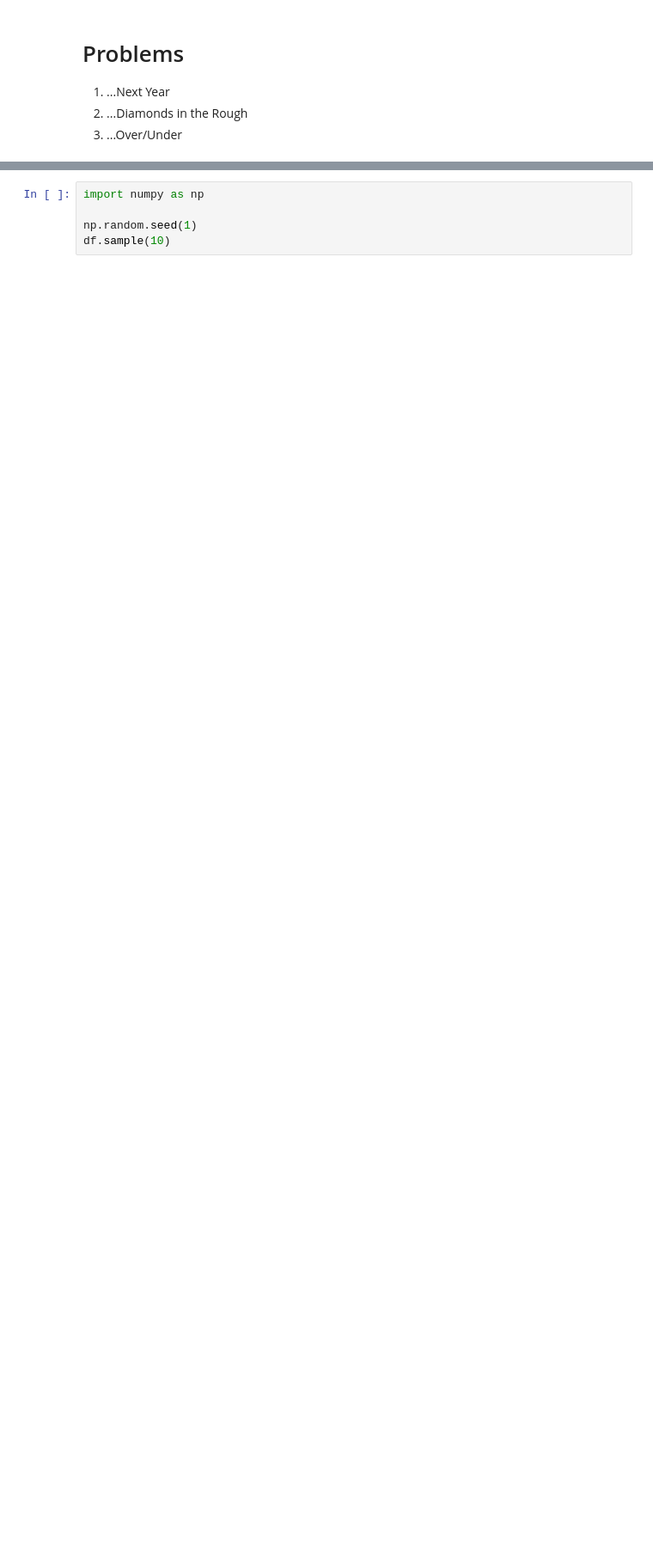
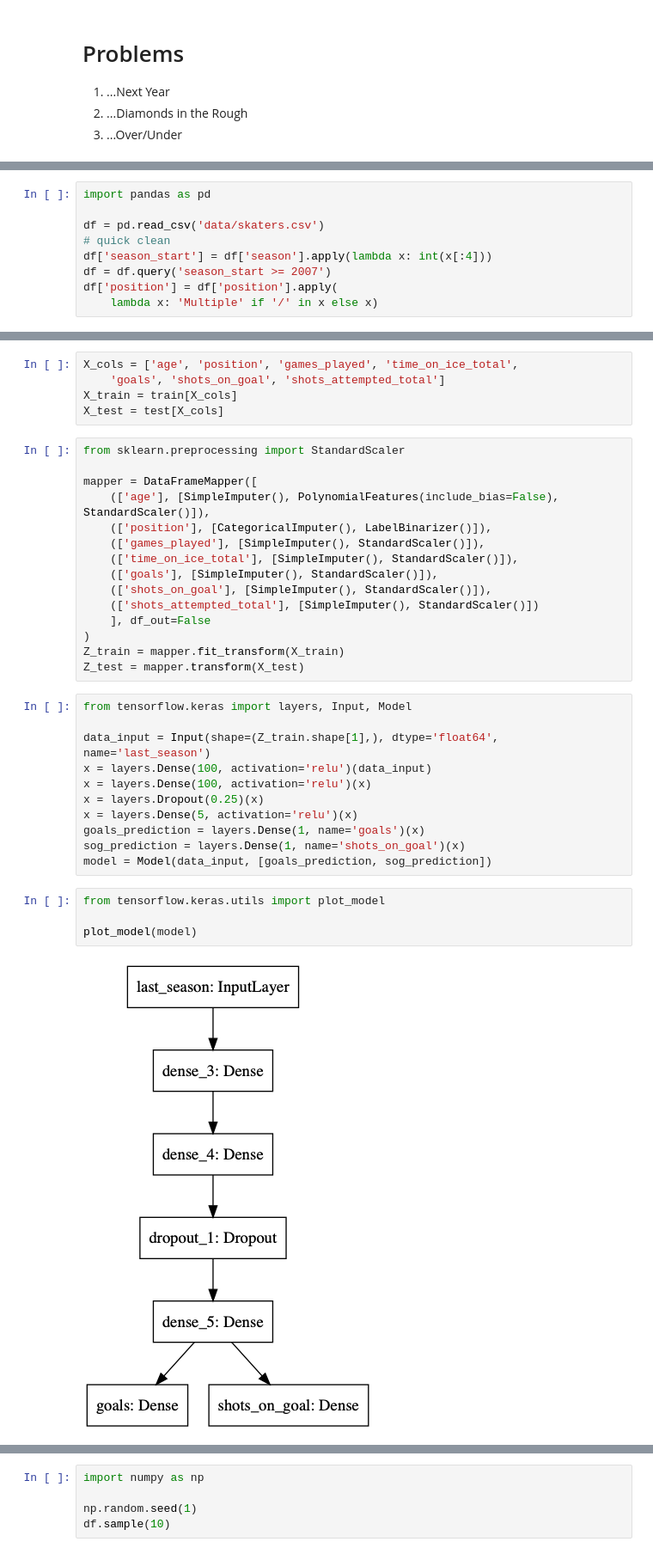
Before and after one commit to MaryLvV/regression, a Jupyter notebook: regression_gone_wrong.ipynb, the cells around one changed output, grey strips where cells are left out. Shown at 86% size. Drawn from its saved outputs; the diff is of its cells as text; blank space fills up the shorter version.

Commit message:
multiple output

```diff
--- a/boston.ipynb
+++ b/regression_gone_wrong.ipynb
@@ -147,0 +156,9 @@ HTML(df.sample(5).to_html(
+# %%
+import pandas as pd
+
+df = pd.read_csv('data/skaters.csv')
+# quick clean
+df['season_start'] = df['season'].apply(lambda x: int(x[:4]))
+df = df.query('season_start >= 2007')
+df['position'] = df['position'].apply(
+    lambda x: 'Multiple' if '/' in x else x)
@@ -147,0 +281,37 @@ HTML(df.sample(5).to_html(
+# %%
+X_cols = ['age', 'position', 'games_played', 'time_on_ice_total',
+    'goals', 'shots_on_goal', 'shots_attempted_total']
+X_train = train[X_cols]
+X_test = test[X_cols]
+# %%
+from sklearn.preprocessing import StandardScaler
+
+mapper = DataFrameMapper([
+    (['age'], [SimpleImputer(), PolynomialFeatures(include_bias=False), StandardScaler()]),
+    (['position'], [CategoricalImputer(), LabelBinarizer()]),
+    (['games_played'], [SimpleImputer(), StandardScaler()]),
+    (['time_on_ice_total'], [SimpleImputer(), StandardScaler()]),
+    (['goals'], [SimpleImputer(), StandardScaler()]),
+    (['shots_on_goal'], [SimpleImputer(), StandardScaler()]),
+    (['shots_attempted_total'], [SimpleImputer(), StandardScaler()])
+    ], df_out=False
+)
+Z_train = mapper.fit_transform(X_train)
+Z_test = mapper.transform(X_test)
+# %%
+from tensorflow.keras import layers, Input, Model
+
+data_input = Input(shape=(Z_train.shape[1],), dtype='float64', name='last_season')
+x = layers.Dense(100, activation='relu')(data_input)
+x = layers.Dense(100, activation='relu')(x)
+x = layers.Dropout(0.25)(x)
+x = layers.Dense(5, activation='relu')(x)
+goals_prediction = layers.Dense(1, name='goals')(x)
+sog_prediction = layers.Dense(1, name='shots_on_goal')(x)
+model = Model(data_input, [goals_prediction, sog_prediction])
+# %%
+from tensorflow.keras.utils import plot_model
+
+plot_model(model)
+# %% [output]
+[figure, added]
```
Also changed, not shown: parts of 24 cells of this notebook, 7 other files.
